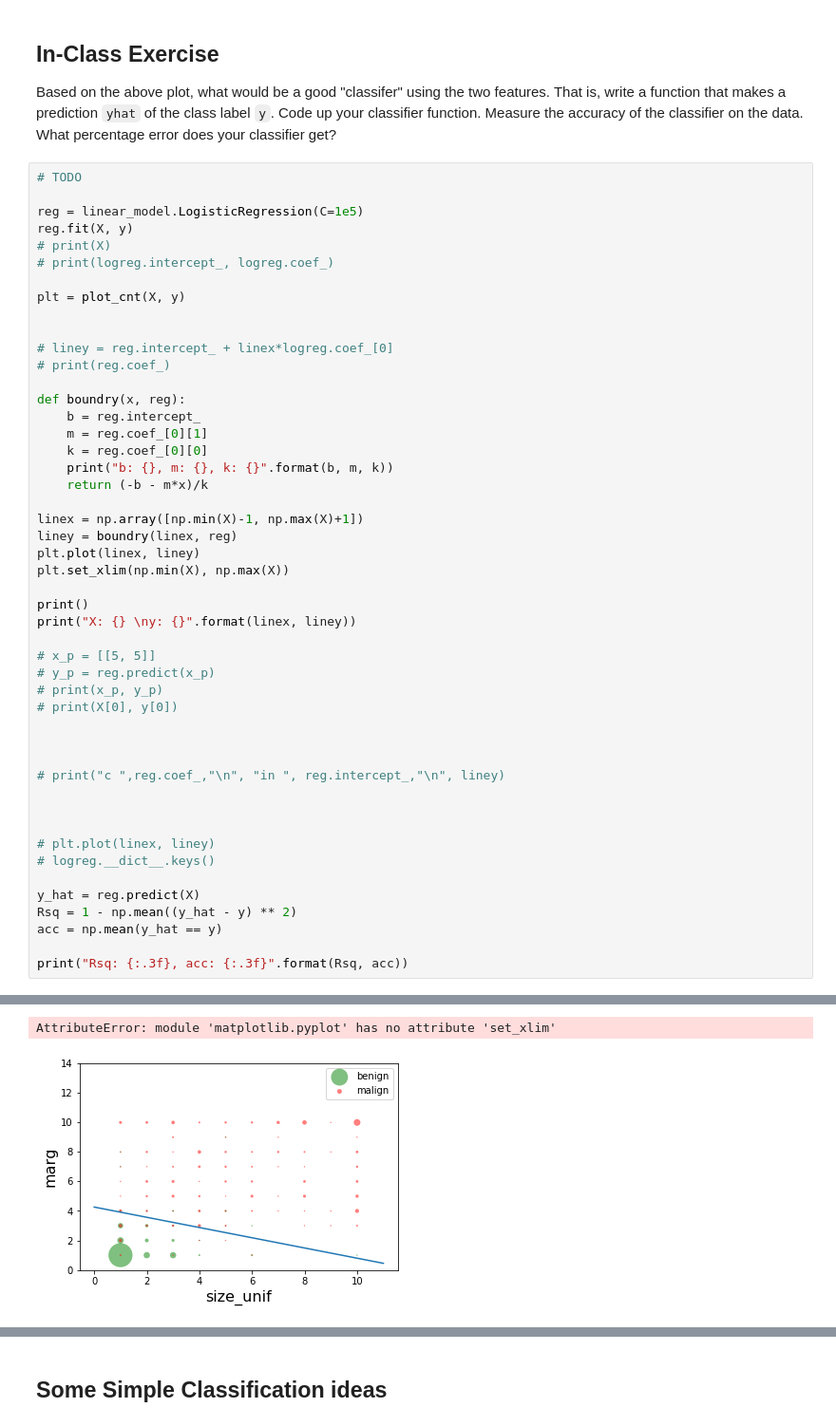
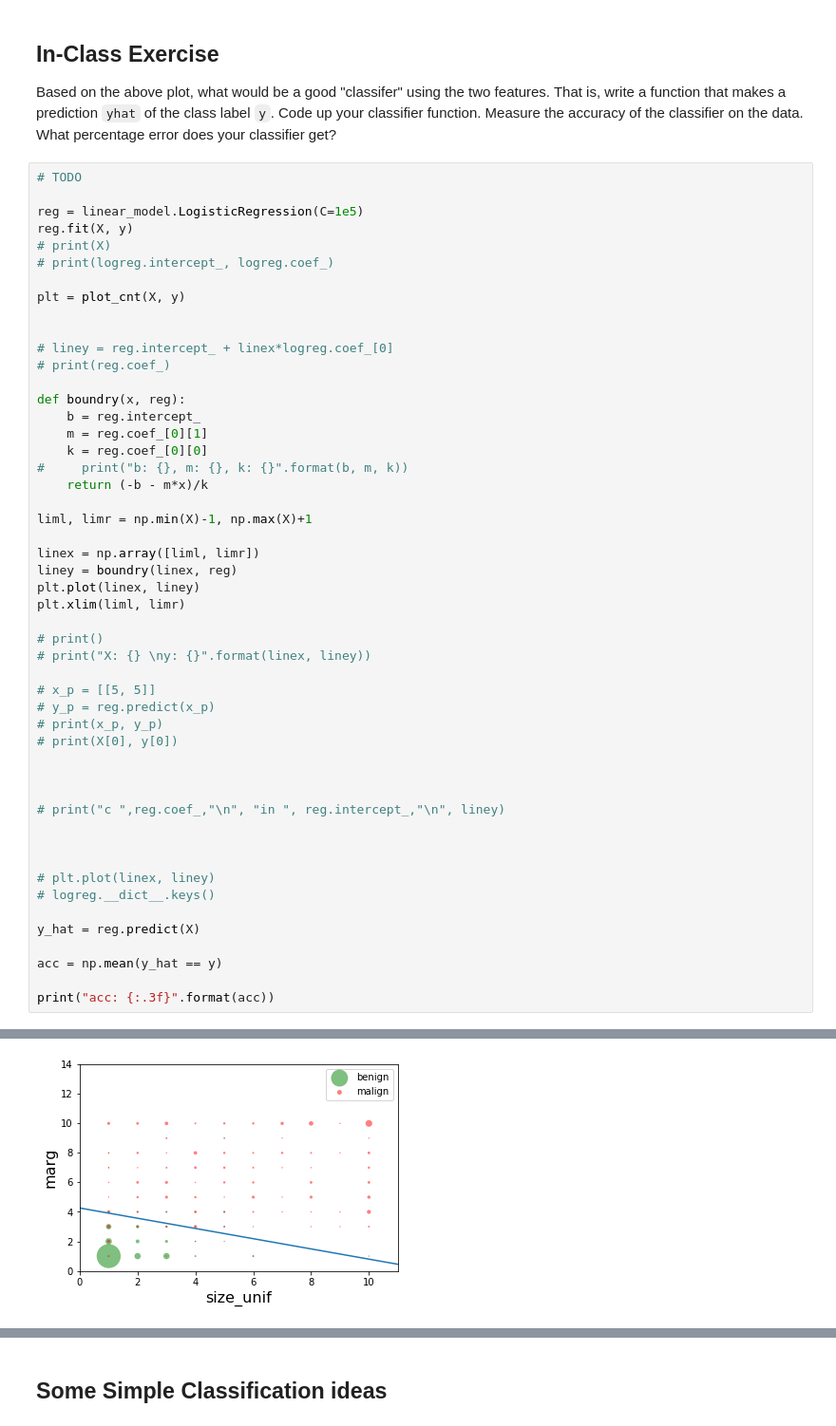
Before and after one commit to sdrangan/introml, a Jupyter notebook: logistic/breast_cancer.ipynb, the cells around one changed output, grey strips where cells are left out. Shown at 95% size. Drawn from its saved outputs; the diff is of its cells as text.

```diff
--- a/logistic/breast_cancer.ipynb
+++ b/logistic/breast_cancer.ipynb
@@ -116,16 +116,18 @@ def boundry(x, reg):
     b = reg.intercept_
     m = reg.coef_[0][1]
     k = reg.coef_[0][0]
-    print("b: {}, m: {}, k: {}".format(b, m, k))
+#     print("b: {}, m: {}, k: {}".format(b, m, k))
     return (-b - m*x)/k
 
-linex = np.array([np.min(X)-1, np.max(X)+1])
+liml, limr = np.min(X)-1, np.max(X)+1
+
+linex = np.array([liml, limr])
 liney = boundry(linex, reg)
 plt.plot(linex, liney)
-plt.set_xlim(np.min(X), np.max(X))
+plt.xlim(liml, limr)
 
-print()
-print("X: {} \ny: {}".format(linex, liney))
+# print()
+# print("X: {} \ny: {}".format(linex, liney))
 
 # x_p = [[5, 5]]
 # y_p = reg.predict(x_p)
@@ -142,8 +144,8 @@ print("X: {} \ny: {}".format(linex, liney))
 # logreg.__dict__.keys()
 
 y_hat = reg.predict(X)
-Rsq = 1 - np.mean((y_hat - y) ** 2)
+
 acc = np.mean(y_hat == y)
 
-print("Rsq: {:.3f}, acc: {:.3f}".format(Rsq, acc))
+print("acc: {:.3f}".format(acc))
 # %% [output]
@@ -151,2 +153 @@ b: [-5.50016423], m: 0.44738602195636634, k: 1.2903712818952897
-AttributeError: module 'matplotlib.pyplot' has no attribute 'set_xlim'
-[figure, old version]
+[figure, new version]
```
Also changed, not shown: parts of 2 cells of this notebook, 2 other files.
